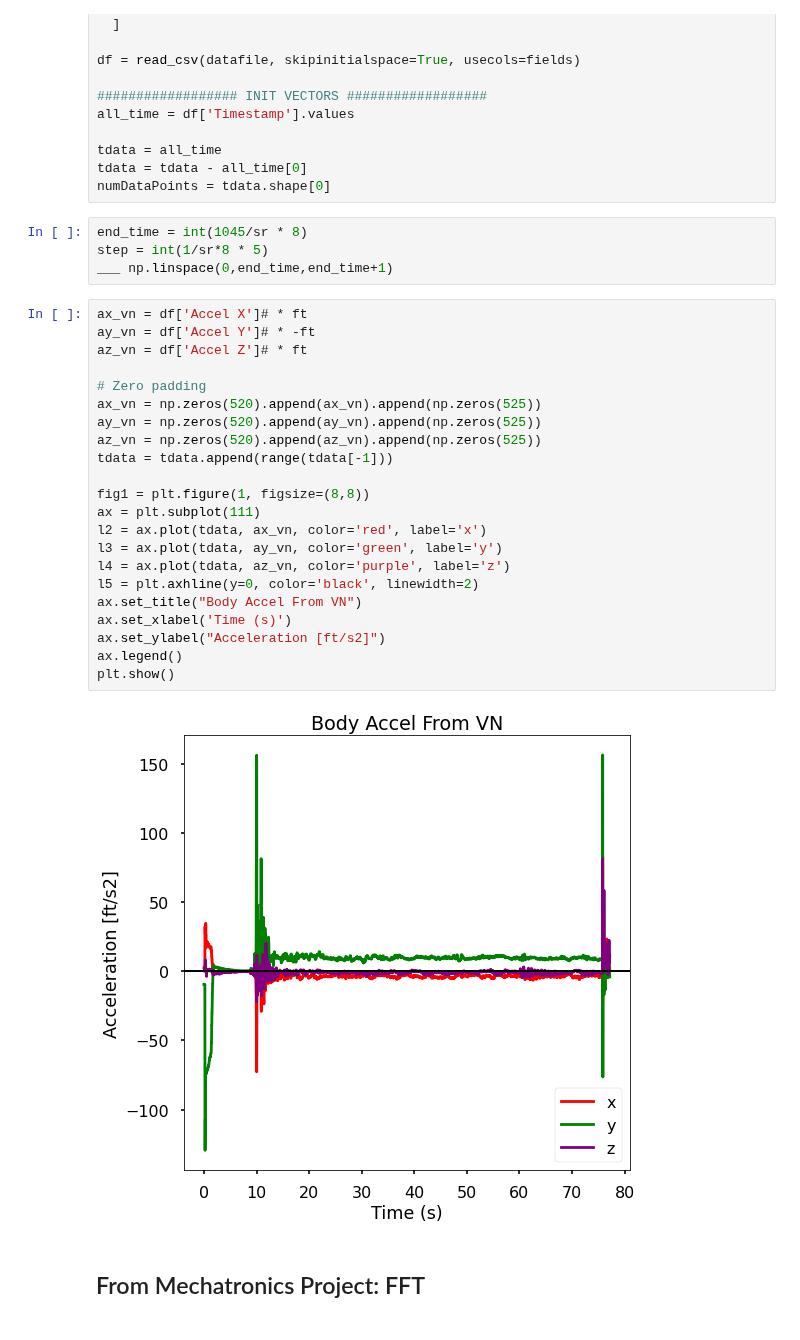
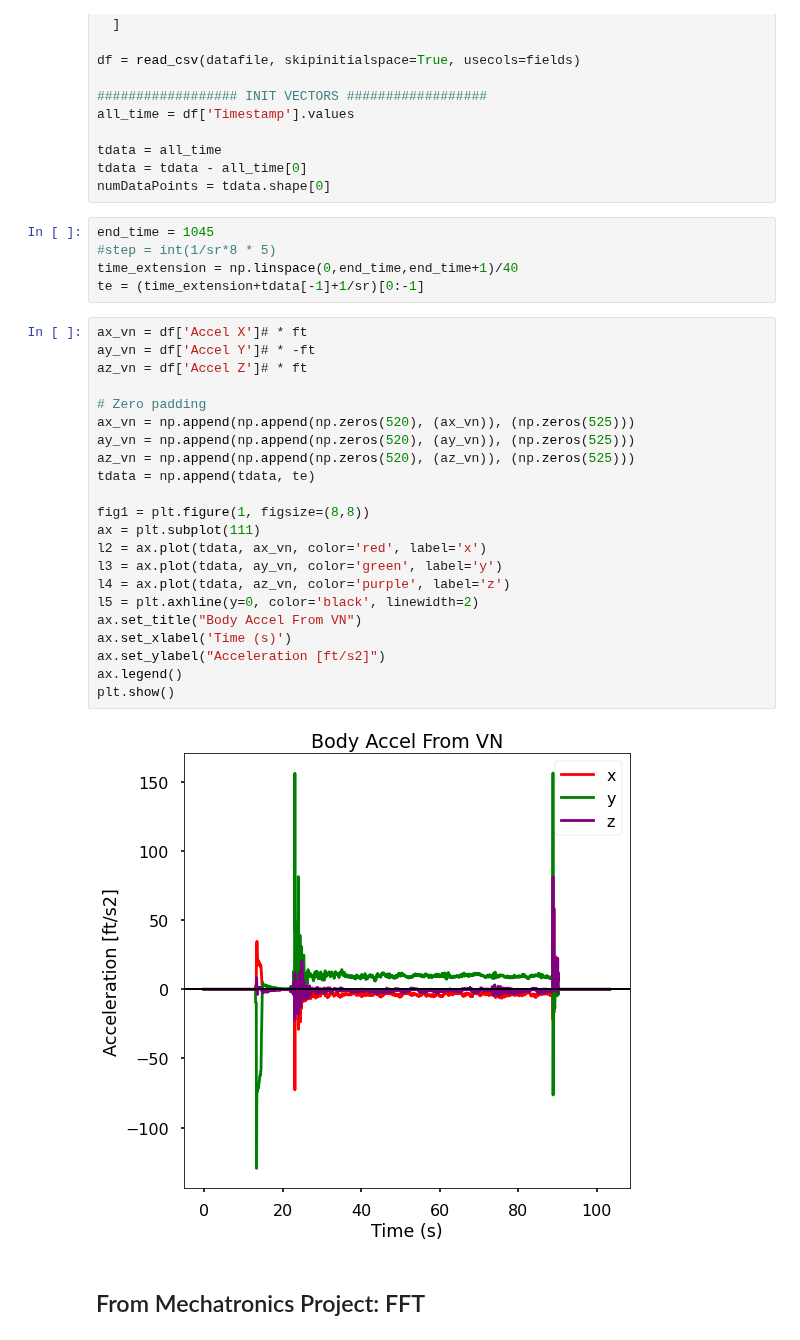
Before and after one commit to VADL-2022/IMU_VV, a Jupyter notebook: 03_Path_Recon/Subscale2_FFT.ipynb, the cells around one changed output. Cells and saved outputs as stored; diff of their text form.

```diff
--- a/03_Path_Recon/Subscale2_FFT.ipynb
+++ b/03_Path_Recon/Subscale2_FFT.ipynb
@@ -39,33 +39,34 @@ tdata = all_time
 tdata = tdata - all_time[0]
 numDataPoints = tdata.shape[0]
 # %%
-end_time = int(1045/sr * 8)
-step = int(1/sr*8 * 5)
-___ np.linspace(0,end_time,end_time+1)
+end_time = 1045
+#step = int(1/sr*8 * 5)
+time_extension = np.linspace(0,end_time,end_time+1)/40
+te = (time_extension+tdata[-1]+1/sr)[0:-1]
 # %%
 ax_vn = df['Accel X']# * ft
 ay_vn = df['Accel Y']# * -ft
 az_vn = df['Accel Z']# * ft
 
 # Zero padding
-ax_vn = np.zeros(520).append(ax_vn).append(np.zeros(525))
-ay_vn = np.zeros(520).append(ay_vn).append(np.zeros(525))
-az_vn = np.zeros(520).append(az_vn).append(np.zeros(525))
-tdata = tdata.append(range(tdata[-1]))
+ax_vn = np.append(np.append(np.zeros(520), (ax_vn)), (np.zeros(525)))
+ay_vn = np.append(np.append(np.zeros(520), (ay_vn)), (np.zeros(525)))
+az_vn = np.append(np.append(np.zeros(520), (az_vn)), (np.zeros(525)))
+tdata = np.append(tdata, te)
 
 fig1 = plt.figure(1, figsize=(8,8))
 ax = plt.subplot(111)
 l2 = ax.plot(tdata, ax_vn, color='red', label='x')
 l3 = ax.plot(tdata, ay_vn, color='green', label='y')
 l4 = ax.plot(tdata, az_vn, color='purple', label='z')
 l5 = plt.axhline(y=0, color='black', linewidth=2)
 ax.set_title("Body Accel From VN")
 ax.set_xlabel('Time (s)')
 ax.set_ylabel("Acceleration [ft/s2]")
 ax.legend()
 plt.show()
 # %% [output]
-[figure, old version]
+[figure, new version]
 # %% [markdown]
 ## From Mechatronics Project: FFT
 # %%
```
Also changed, not shown: parts of 18 cells of this notebook.
